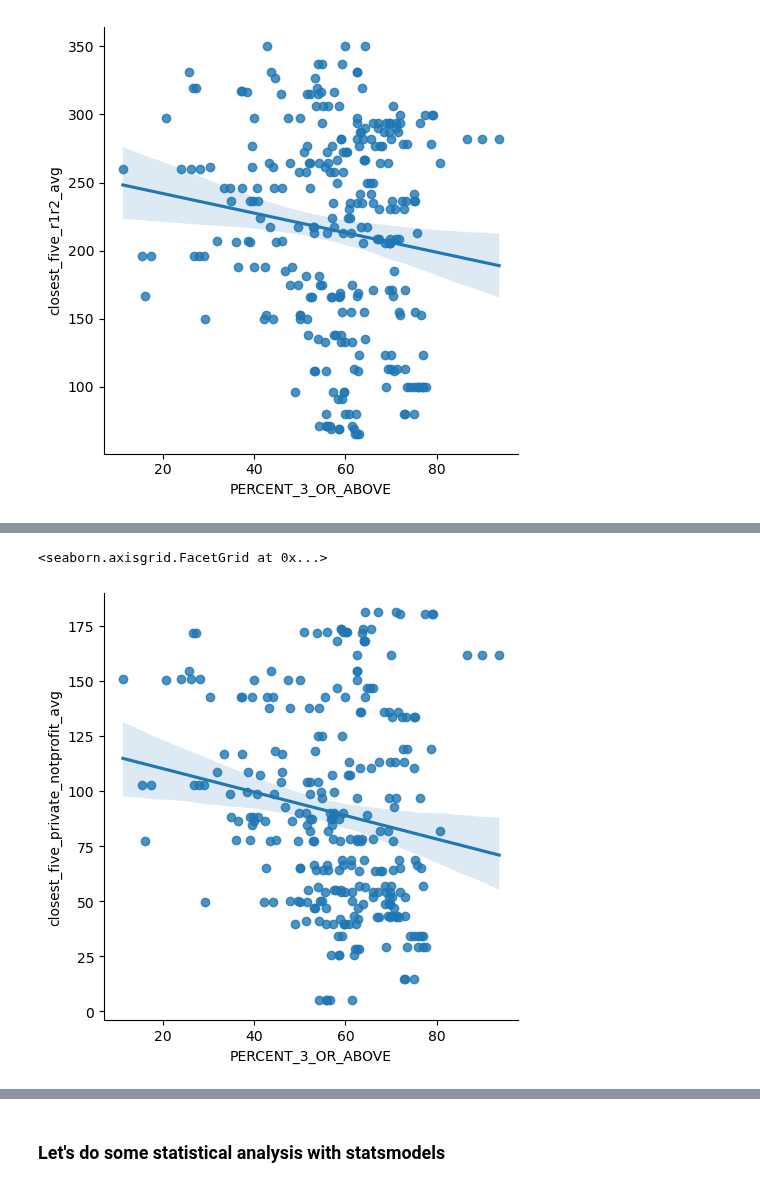
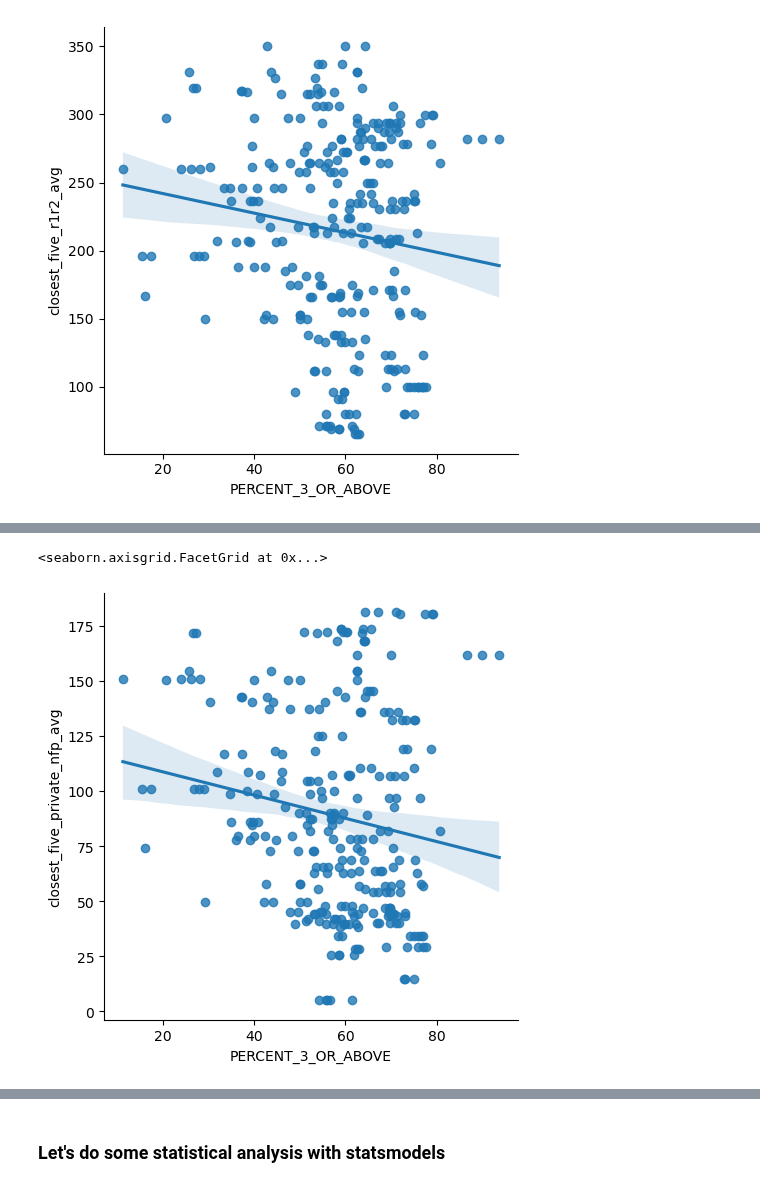
Before and after one commit to mcelhens/AP-Outcomes-to-University-Metrics, a Jupyter notebook: working_with_wisconsin.ipynb, the cells around one changed output, grey strips where cells are left out. Cells and saved outputs as stored; diff of their text form; code cells hidden in the pictures.

Commit message:
Some more work with Wisconsin. Only closest five method thus far.

```diff
--- a/working_with_wisconsin.ipynb
+++ b/working_with_wisconsin.ipynb
@@ -173 +237,7 @@ wisconsin_counties['closest_five_private_notprofit_avg'] = wisconsin_counties.ap
+# %%
+wisconsin_counties['closest_five_avg_enrollment_r1r2'] = wisconsin_counties.apply(lambda x: closest_five_enrollment(carnegie_r1r2,x.lat, x.lng), axis=1)
+wisconsin_counties['closest_five_avg_enrollment_public'] = wisconsin_counties.apply(lambda x: closest_five_enrollment(carnegie_public,x.lat, x.lng), axis=1)
+wisconsin_counties['closest_five_avg_enrollment_private_nfp'] = wisconsin_counties.apply(lambda x: closest_five_enrollment(carnegie_private_notprofit,x.lat, x.lng), axis=1)
+wisconsin_counties['closest_five_avg_enrollment_landgrnt'] = wisconsin_counties.apply(lambda x: closest_five_enrollment(carnegie_landgrnt,x.lat, x.lng), axis=1)
+wisconsin_counties['closest_five_avg_enrollment_stem'] = wisconsin_counties.apply(lambda x: closest_five_enrollment(carnegie_stem,x.lat, x.lng), axis=1)
 # %%
@@ -292,0 +385,10 @@ wisconsin_ap=wisconsin_ap.replace(to_replace='Saint Croix',value='St. Croix')
+# %%
+wisconsin_ap=wisconsin_ap.replace(to_replace='Saint Croix',value='St. Croix')
+wisconsin_data=wisconsin_data.replace(to_replace='Saint Croix',value='St. Croix')
+n=[]
+for i in wisconsin_ap.index:
+    county = wisconsin_ap.iloc[i].COUNTY
+    year = wisconsin_ap.iloc[i].Year
+    if list(wisconsin_counties[(wisconsin_counties['county']==county)].closest_five_r1r2_avg.values) == []:
+        n=n+[i]
+print(n)
@@ -297,6 +415,14 @@ pci = []
 r1r2 = []
 public = []
 private_notprofit = []
+landgrnt  = []
+stem  = []
+enrollment_r1r2 = []
+enrollment_public = []
+enrollment_private_nfp = []
+enrollment_landgrnt = []
+enrollment_stem = []
+
 for i in wisconsin_ap.index:
     county = wisconsin_ap.iloc[i].COUNTY
     year = wisconsin_ap.iloc[i].Year
@@ -304,13 +430,27 @@ for i in wisconsin_ap.index:
     pci = pci + [wisconsin_data[(wisconsin_data['county']==county) & (wisconsin_data['year'] == year)].per_capita_income.values[0]]
     r1r2 = r1r2 + [wisconsin_counties[(wisconsin_counties['county']==county)].closest_five_r1r2_avg.values[0]]
     public = public + [wisconsin_counties[(wisconsin_counties['county']==county)].closest_five_public_avg.values[0]]
-    private_notprofit = private_notprofit + [wisconsin_counties[(wisconsin_counties['county']==county)].closest_five_private_notprofit_avg.values[0]]
+    private_notprofit = private_notprofit + [wisconsin_counties[(wisconsin_counties['county']==county)].closest_five_private_nfp_avg.values[0]]
+    landgrnt = landgrnt + [wisconsin_counties[(wisconsin_counties['county']==county)].closest_five_landgrnt_avg.values[0]]
+    stem = stem + [wisconsin_counties[(wisconsin_counties['county']==county)].closest_five_stem_avg.values[0]]
+    enrollment_r1r2 = enrollment_r1r2 + [wisconsin_counties[(wisconsin_counties['county']==county)].closest_five_avg_enrollment_r1r2.values[0]]
+    enrollment_public = enrollment_public + [wisconsin_counties[(wisconsin_counties['county']==county)].closest_five_avg_enrollment_public.values[0]]
+    enrollment_private_nfp = enrollment_private_nfp + [wisconsin_counties[(wisconsin_counties['county']==county)].closest_five_avg_enrollment_private_nfp.values[0]]
+    enrollment_landgrnt = enrollment_landgrnt + [wisconsin_counties[(wisconsin_counties['county']==county)].closest_five_avg_enrollment_landgrnt.values[0]]
+    enrollment_stem = enrollment_stem + [wisconsin_counties[(wisconsin_counties['county']==county)].closest_five_avg_enrollment_stem.values[0]]
 
 wisconsin_ap['population'] = pop
 wisconsin_ap['per_capita_income'] = pci
 wisconsin_ap['closest_five_r1r2_avg'] = r1r2
 wisconsin_ap['closest_five_public_avg'] = public
-wisconsin_ap['closest_five_private_notprofit_avg'] = private_notprofit
+wisconsin_ap['closest_five_private_nfp_avg'] = private_notprofit
+wisconsin_ap['closest_five_landgrnt_avg'] = landgrnt
+wisconsin_ap['closest_five_stem_avg'] = stem
+wisconsin_ap['closest_five_avg_enrollment_r1r2'] = enrollment_r1r2
+wisconsin_ap['closest_five_avg_enrollment_public'] = enrollment_public
+wisconsin_ap['closest_five_avg_enrollment_private_nfp'] = enrollment_private_nfp
+wisconsin_ap['closest_five_avg_enrollment_landgrnt'] = enrollment_landgrnt
+wisconsin_ap['closest_five_avg_enrollment_stem'] = enrollment_stem
 # %%
 wisconsin_ap[wisconsin_ap['COUNTY'] == 'Waukesha']
 # %% [output]
@@ -362,5 +504,5 @@ sns.lmplot(data = training, x='PERCENT_3_OR_ABOVE',y='closest_five_public_avg')
 # %%
-sns.lmplot(data = training, x='PERCENT_3_OR_ABOVE',y='closest_five_private_notprofit_avg')
+sns.lmplot(data = training, x='PERCENT_3_OR_ABOVE',y='closest_five_private_nfp_avg')
 # %% [output]
 <seaborn.axisgrid.FacetGrid at 0x...>
-[figure, old version]
+[figure, new version]
```
Also changed, not shown: parts of 76 cells of this notebook, 2 other files.
